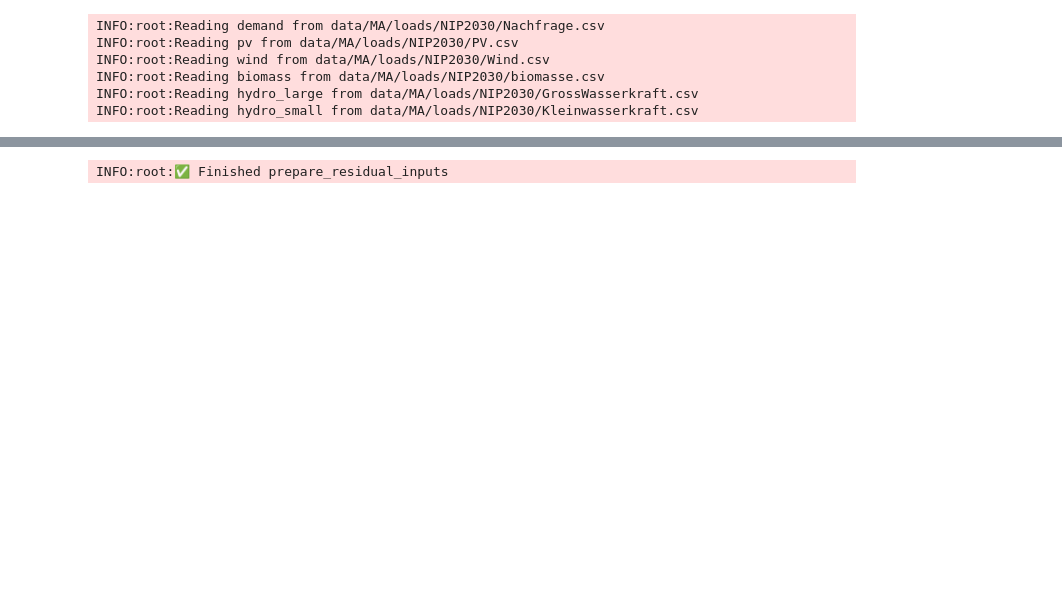
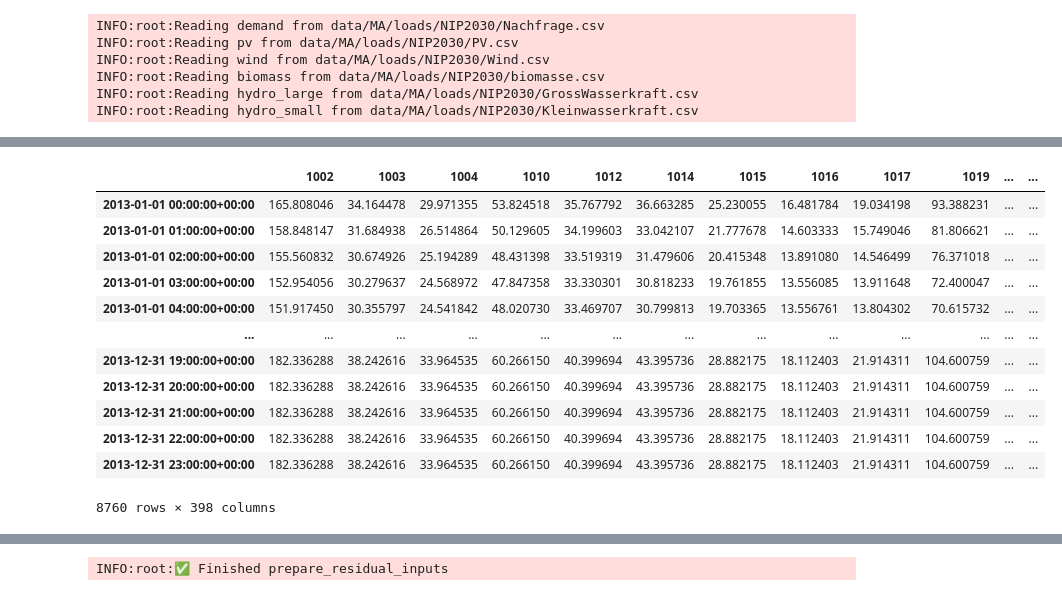
Before and after one commit to bjoernellens1/pypsa-eur-evt, a Jupyter notebook: rules/MA/notebooks/prepare_residual_inputs.py.ipynb, the cells around one changed output, grey strips where cells are left out. Cells and saved outputs as stored; diff of their text form; code cells hidden in the pictures; blank space fills up the shorter version.

```diff
--- a/rules/MA/notebooks/prepare_residual_inputs.py.ipynb
+++ b/rules/MA/notebooks/prepare_residual_inputs.py.ipynb
@@ -34,5 +32,6 @@ except NameError:
         full_config = yaml.safe_load(f)
     config = full_config["austria"]["residual_loads"]  # <-- updated path
     sim_year = full_config["austria"]["residual_loads"].get("simyear", 2013)
+    nachfrage = full_config["austria"]["residual_loads"].get("nachfrage", "nachfrage_2013.csv")
 else:
     sim_year = config.get("sim_year", 2013)
@@ -92 +141,16 @@ def read_and_standardize(file_path, source_name, tz="Europe/Vienna"):
     return df
+# %%
+def resample_hourly(df, hourly_index, method="interpolate"):
+    """
+    Resample or reindex a DataFrame or Series to the provided hourly_index.
+    Fills missing values using interpolation or forward/backward fill as needed.
+    """
+    df = ensure_unique_index(df)
+    df = df.reindex(hourly_index)
+    if method == "interpolate":
+        df = df.interpolate(method="time")
+    elif method == "ffill":
+        df = df.ffill()
+    elif method == "bfill":
+        df = df.bfill()
+    return df
@@ -93,5 +161,14 @@ def read_and_standardize(file_path, source_name, tz="Europe/Vienna"):
 # %%
-# Load all input files
+# # Load all input files
+
+# demand = read_and_standardize(inputs["nachfrage"], "demand")
+# pv = read_and_standardize(inputs["pv"], "pv")
+# wind = read_and_standardize(inputs["wind"], "wind")
+# biomass = read_and_standardize(inputs["biomasse"], "biomass")
+# hydro_large = read_and_standardize(inputs["gross_wasserkraft"], "hydro_large")
+# hydro_small = read_and_standardize(inputs["klein_wasserkraft"], "hydro_small")
+
+# Read and resample all input series to the full-year hourly index
 
 demand = read_and_standardize(inputs["nachfrage"], "demand")
 pv = read_and_standardize(inputs["pv"], "pv")
@@ -99,6 +176,13 @@ wind = read_and_standardize(inputs["wind"], "wind")
 biomass = read_and_standardize(inputs["biomasse"], "biomass")
 hydro_large = read_and_standardize(inputs["gross_wasserkraft"], "hydro_large")
 hydro_small = read_and_standardize(inputs["klein_wasserkraft"], "hydro_small")
+
+demand_hourly = resample_hourly(demand, hourly_index)
+pv_hourly = resample_hourly(pv, hourly_index)
+wind_hourly = resample_hourly(wind, hourly_index)
+biomass_hourly = resample_hourly(biomass, hourly_index)
+hydro_large_hourly = resample_hourly(hydro_large, hourly_index)
+hydro_small_hourly = resample_hourly(hydro_small, hourly_index)
 # %% [output]
 INFO:root:Reading demand from data/MA/loads/NIP2030/Nachfrage.csv
 INFO:root:Reading pv from data/MA/loads/NIP2030/PV.csv
@@ -125,2 +209,18 @@ demand
 8760 rows × 398 columns
+# %%
+demand_hourly
+# %% [output]
+|  | 1002 | 1003 | 1004 | 1010 | 1012 | 1014 | 1015 | 1016 | 1017 | 1019 | ... | ... |
+| 2013-01-01 00:00:00+00:00 | 165.808046 | 34.164478 | 29.971355 | 53.824518 | 35.767792 | 36.663285 | 25.230055 | 16.481784 | 19.034198 | 93.388231 | ... | ... |
+| 2013-01-01 01:00:00+00:00 | 158.848147 | 31.684938 | 26.514864 | 50.129605 | 34.199603 | 33.042107 | 21.777678 | 14.603333 | 15.749046 | 81.806621 | ... | ... |
+| 2013-01-01 02:00:00+00:00 | 155.560832 | 30.674926 | 25.194289 | 48.431398 | 33.519319 | 31.479606 | 20.415348 | 13.891080 | 14.546499 | 76.371018 | ... | ... |
+| 2013-01-01 03:00:00+00:00 | 152.954056 | 30.279637 | 24.568972 | 47.847358 | 33.330301 | 30.818233 | 19.761855 | 13.556085 | 13.911648 | 72.400047 | ... | ... |
+| 2013-01-01 04:00:00+00:00 | 151.917450 | 30.355797 | 24.541842 | 48.020730 | 33.469707 | 30.799813 | 19.703365 | 13.556761 | 13.804302 | 70.615732 | ... | ... |
+| ... | ... | ... | ... | ... | ... | ... | ... | ... | ... | ... | ... | ... |
+| 2013-12-31 19:00:00+00:00 | 182.336288 | 38.242616 | 33.964535 | 60.266150 | 40.399694 | 43.395736 | 28.882175 | 18.112403 | 21.914311 | 104.600759 | ... | ... |
+| 2013-12-31 20:00:00+00:00 | 182.336288 | 38.242616 | 33.964535 | 60.266150 | 40.399694 | 43.395736 | 28.882175 | 18.112403 | 21.914311 | 104.600759 | ... | ... |
+| 2013-12-31 21:00:00+00:00 | 182.336288 | 38.242616 | 33.964535 | 60.266150 | 40.399694 | 43.395736 | 28.882175 | 18.112403 | 21.914311 | 104.600759 | ... | ... |
+| 2013-12-31 22:00:00+00:00 | 182.336288 | 38.242616 | 33.964535 | 60.266150 | 40.399694 | 43.395736 | 28.882175 | 18.112403 | 21.914311 | 104.600759 | ... | ... |
+| 2013-12-31 23:00:00+00:00 | 182.336288 | 38.242616 | 33.964535 | 60.266150 | 40.399694 | 43.395736 | 28.882175 | 18.112403 | 21.914311 | 104.600759 | ... | ... |
+8760 rows × 398 columns
 # %%
```
Also changed, not shown: parts of 19 cells of this notebook, 4 other files.
